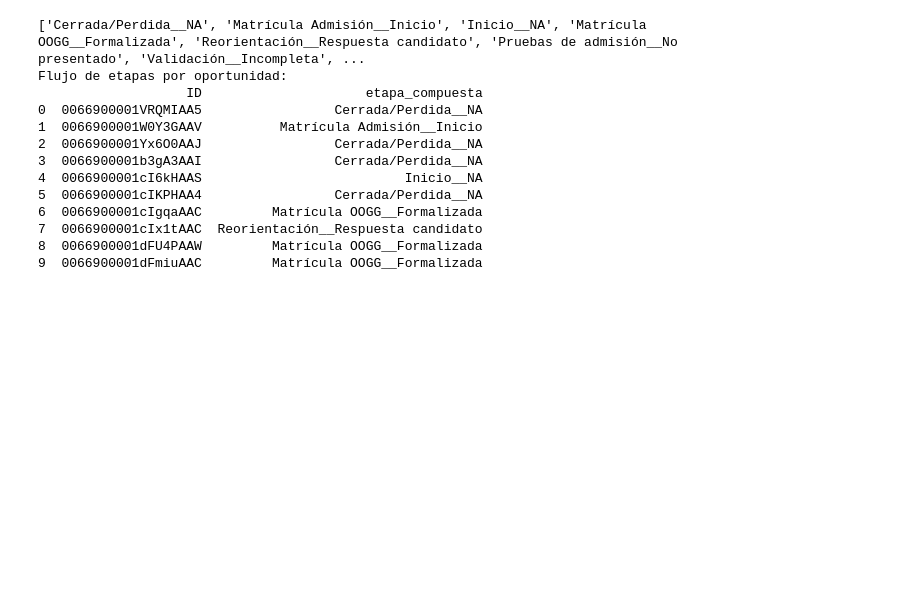
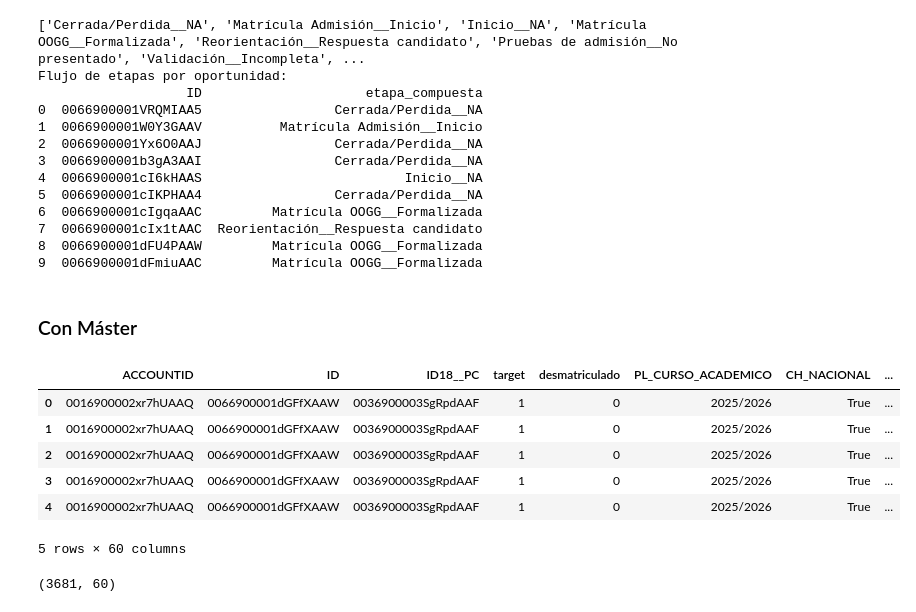
Before and after one commit to MiguelHernandezCorral/UNAV, a Jupyter notebook: notebooks/Correcciones de Comprobando datos - Mario datos de ID.ipynb, the cells around one changed output. Drawn from its saved outputs; the diff is of its cells as text; code cells hidden in the pictures; blank space fills up the shorter version.

```diff
--- a/notebooks/Correcciones de Comprobando datos - Mario datos de ID.ipynb
+++ b/notebooks/Correcciones de Comprobando datos - Mario datos de ID.ipynb
@@ -897,3 +815,25 @@ Flujo de etapas por oportunidad:
 7  0066900001cIx1tAAC  Reorientación__Respuesta candidato
 8  0066900001dFU4PAAW         Matrícula OOGG__Formalizada
 9  0066900001dFmiuAAC         Matrícula OOGG__Formalizada
+# %% [markdown]
+### Con Máster
+# %%
+import pandas as pd
+
+# Cargar el Excel (única hoja)
+df_master = pd.read_excel(r"C:\Users\0021878\Downloads\test_master_completo_con_scoring.xlsx")
+
+# Vista rápida de las primeras filas
+df_master.head(5) # Juan: Si pones un df_grado.head(5) sólo te muestra algunos registros :)
+# %% [output]
+|  | ACCOUNTID | ID | ID18__PC | target | desmatriculado | PL_CURSO_ACADEMICO | CH_NACIONAL | ... |
+| 0 | 0016900002xr7hUAAQ | 0066900001dGFfXAAW | 0036900003SgRpdAAF | 1 | 0 | 2025/2026 | True | ... |
+| 1 | 0016900002xr7hUAAQ | 0066900001dGFfXAAW | 0036900003SgRpdAAF | 1 | 0 | 2025/2026 | True | ... |
+| 2 | 0016900002xr7hUAAQ | 0066900001dGFfXAAW | 0036900003SgRpdAAF | 1 | 0 | 2025/2026 | True | ... |
+| 3 | 0016900002xr7hUAAQ | 0066900001dGFfXAAW | 0036900003SgRpdAAF | 1 | 0 | 2025/2026 | True | ... |
+| 4 | 0016900002xr7hUAAQ | 0066900001dGFfXAAW | 0036900003SgRpdAAF | 1 | 0 | 2025/2026 | True | ... |
+5 rows × 60 columns
+# %%
+df_master.shape
+# %% [output]
+(3681, 60)
```
Also changed, not shown: parts of 15 cells of this notebook.
